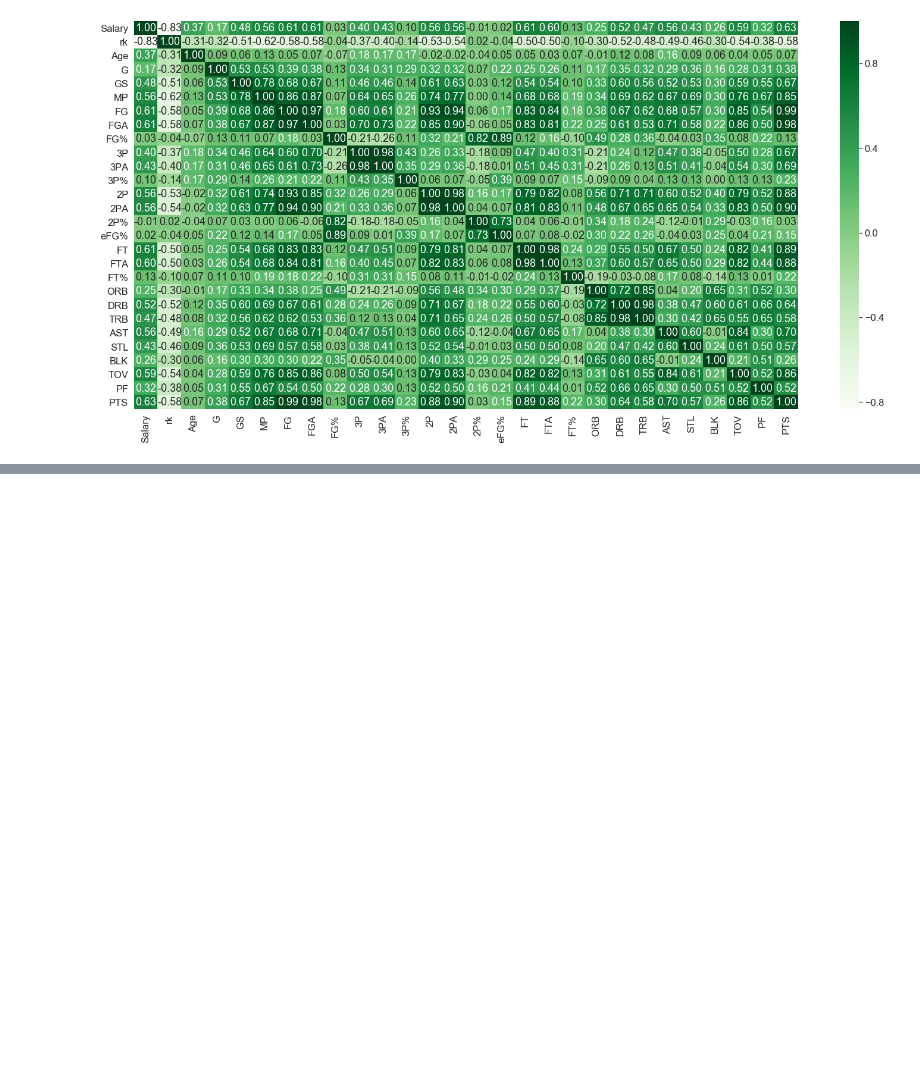
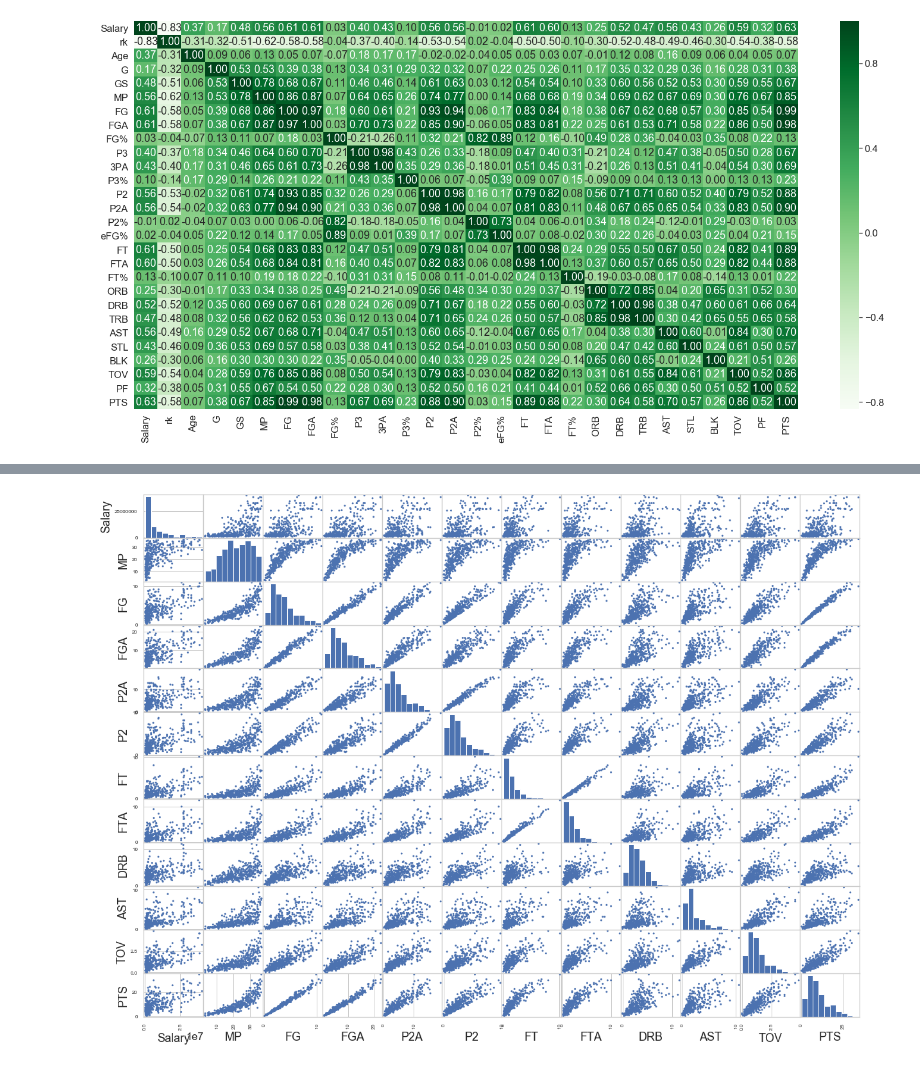
Before and after one commit to TOMMYWHY/158_755DataScience, a Jupyter notebook: project2/project2/Notebooks/EDA.ipynb, the cells around one changed output, grey strips where cells are left out. Saved outputs shown, nothing was run; the diff lists cells and outputs as text; code cells hidden in the pictures; blank space fills up the shorter version.

```diff
--- a/project2/project2/Notebooks/EDA.ipynb
+++ b/project2/project2/Notebooks/EDA.ipynb
@@ -401,0 +326,4 @@ model = lin_reg.fit(X_train,y_train)
+# %%
+_ = pd.plotting.scatter_matrix(selected_df, alpha=1, figsize=(20, 15), diagonal='hist')
+# %% [output]
+[figure, added]
```
Also changed, not shown: parts of 83 cells of this notebook, 10 other files.
